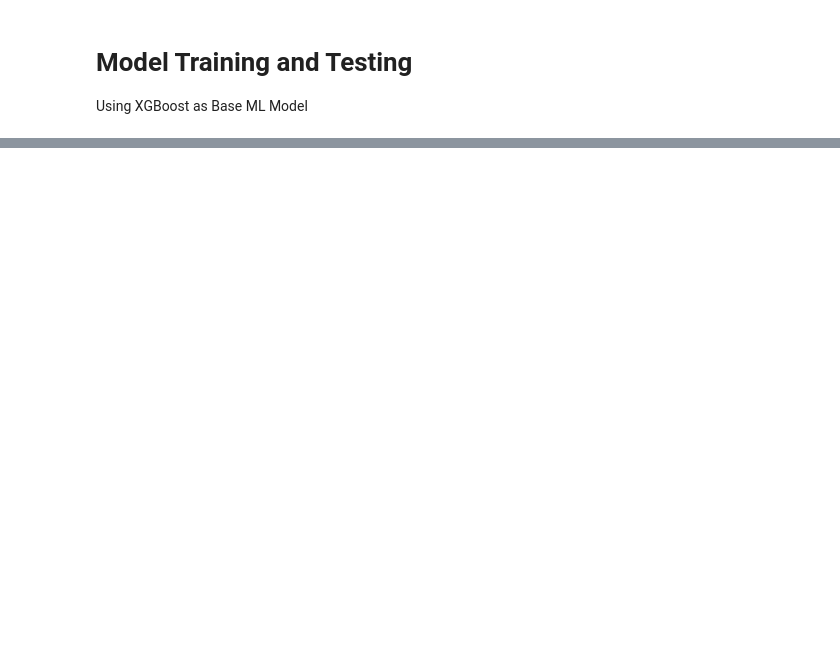
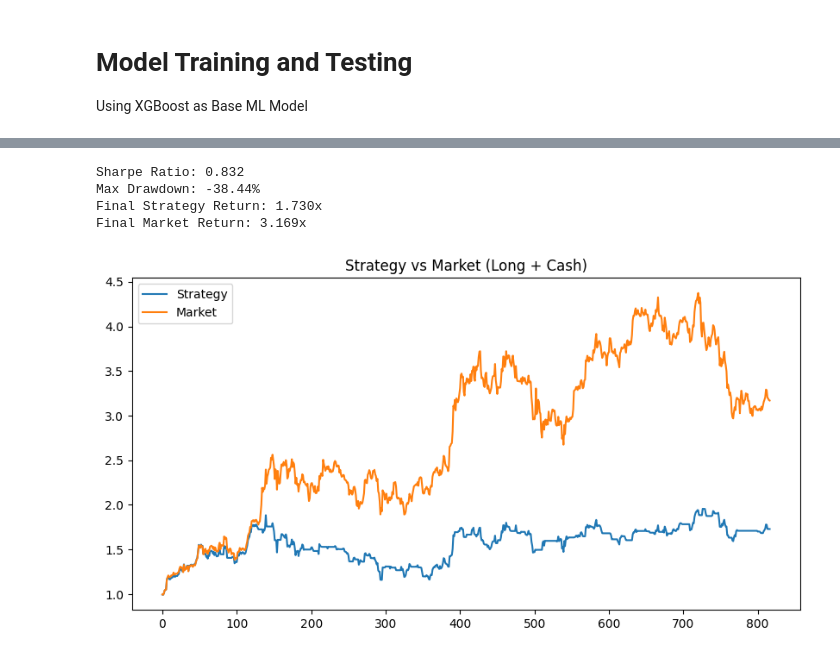
Before and after one commit to ViKing-Coder-jpg/CryptoMoon, a Jupyter notebook: BackEnd/CryptoMoon.ipynb, the cells around one changed output, grey strips where cells are left out. Drawn from its saved outputs; the diff is of its cells as text; code cells hidden in the pictures; blank space fills up the shorter version.

```diff
--- a/BackEnd/CryptoMoon.ipynb
+++ b/BackEnd/CryptoMoon.ipynb
@@ -102,0 +213,54 @@ R2 Score: -2.1014473056468517
+# %%
+# Long + Cash strategy (no shorting)
+# Only exit to cash when model is confident of a down move
+# Otherwise stay in market (default bias = long)
+
+threshold_enter = 0.002   # enter/stay long if pred > this
+threshold_exit = -0.005   # exit to cash only if pred < this (high confidence down)
+                          # between the two = hold current position
+
+position = np.zeros(len(y_pred))
+current_pos = 1  # start invested
+
+for i in range(len(y_pred)):
+    if y_pred[i] > threshold_enter:
+        current_pos = 1   # go/stay long
+    elif y_pred[i] < threshold_exit:
+        current_pos = 0   # exit to cash
+    # else: hold current position (no flip-flopping)
+    position[i] = current_pos
+
+# Apply returns
+strategy_returns = position * y_test.values
+
+# Transaction cost only when position changes
+trades = np.abs(np.diff(position, prepend=0))
+cost = 0.001
+strategy_returns = strategy_returns - cost * trades
+
+# Cumulative
+cumulative_strategy = (1 + strategy_returns).cumprod()
+cumulative_market = (1 + y_test.values).cumprod()
+
+# Metrics
+sharpe = (strategy_returns.mean() / strategy_returns.std()) * np.sqrt(365)
+drawdown = (cumulative_strategy / np.maximum.accumulate(cumulative_strategy) - 1).min()
+
+print(f"Sharpe Ratio: {sharpe:.3f}")
+print(f"Max Drawdown: {drawdown:.2%}")
+print(f"Final Strategy Return: {cumulative_strategy[-1]:.3f}x")
+print(f"Final Market Return: {cumulative_market[-1]:.3f}x")
+
+# Plot
+plt.figure(figsize=(10,5))
+plt.plot(cumulative_strategy, label='Strategy')
+plt.plot(cumulative_market, label='Market')
+plt.legend()
+plt.title('Strategy vs Market (Long + Cash)')
+plt.show()
+# %% [output]
+Sharpe Ratio: 0.832
+Max Drawdown: -38.44%
+Final Strategy Return: 1.730x
+Final Market Return: 3.169x
+[figure, added]
```
Also changed, not shown: parts of 12 cells of this notebook.
